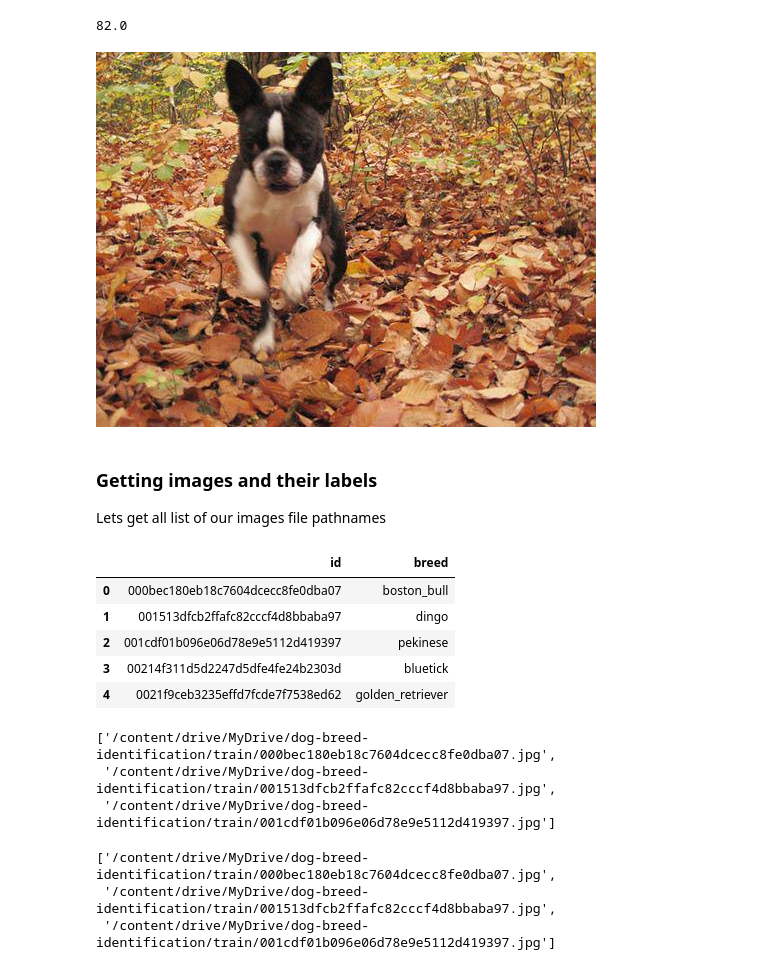
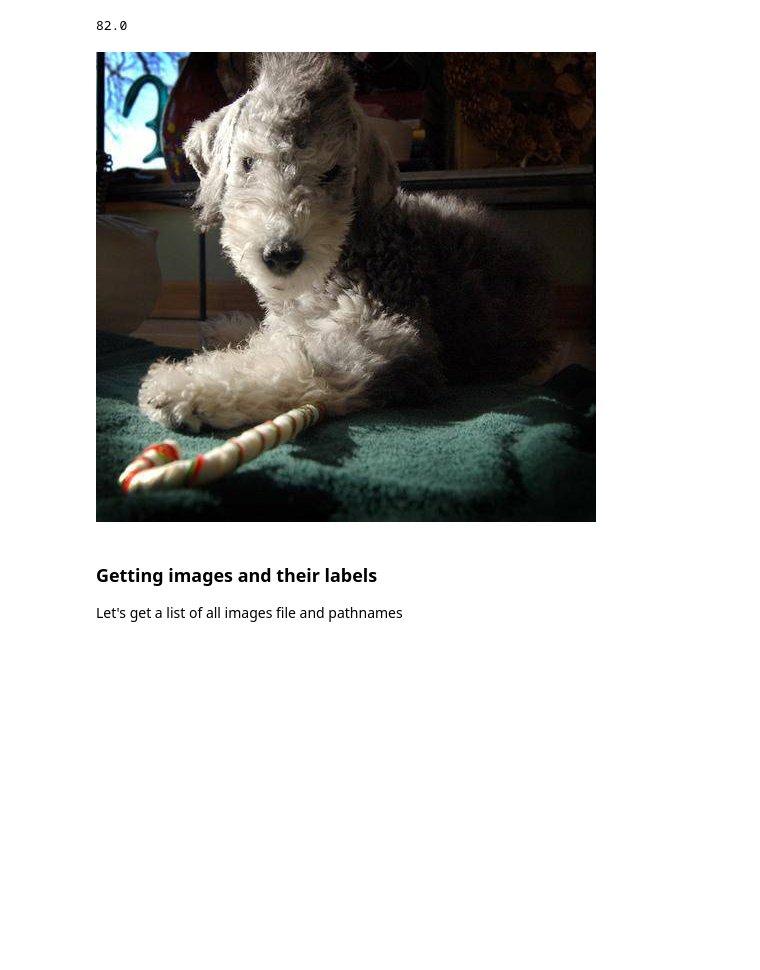
Before and after one commit to jamstanleyambe/End-to-End-Dog-Breed-Identification, a Jupyter notebook: Dog_Vision.ipynb, the cells around one changed output. Cells and saved outputs as stored; diff of their text form; code cells hidden in the pictures; blank space fills up the shorter version.

```diff
--- a/Dog_Vision.ipynb
+++ b/Dog_Vision.ipynb
@@ -97,21 +100,12 @@ labels_csv['breed'].value_counts().median()
 # %% [output]
 82.0
 # %%
-# Lest view our images
-Image('/content/drive/MyDrive/dog-breed-identification/train/000bec180eb18c7604dcecc8fe0dba07.jpg')
+# lets view and image
+Image("/content/drive/MyDrive/Dog Vision/dog-breed-identification/train/00290d3e1fdd27226ba27a8ce248ce85.jpg")
 # %% [output]
-[figure, old version]
+[figure, new version]
 # %% [markdown]
 ### Getting images and their labels
-Lets get all list of our images file pathnames
+Let's get a list of all images file and pathnames
-# %%
-labels_csv.head()
-# %% [output]
-|  | id | breed |
-| 0 | 000bec180eb18c7604dcecc8fe0dba07 | boston_bull |
-| 1 | 001513dfcb2ffafc82cccf4d8bbaba97 | dingo |
-| 2 | 001cdf01b096e06d78e9e5112d419397 | pekinese |
-| 3 | 00214f311d5d2247d5dfe4fe24b2303d | bluetick |
-| 4 | 0021f9ceb3235effd7fcde7f7538ed62 | golden_retriever |
 # %%
 #create path name for all image ID
@@ -126,13 +113 @@ filenames = ['drive/MyDrive/dog-breed-identification/train/' + image_id + '.jpg'
-# %%
-filenames3[:3]
-# %% [output]
-['/content/drive/MyDrive/dog-breed-identification/train/000bec180eb18c7604dcecc8fe0dba07.jpg',
- '/content/drive/MyDrive/dog-breed-identification/train/001513dfcb2ffafc82cccf4d8bbaba97.jpg',
- '/content/drive/MyDrive/dog-breed-identification/train/001cdf01b096e06d78e9e5112d419397.jpg']
-# %%
-filenames2[:3]
-# %% [output]
-['/content/drive/MyDrive/dog-breed-identification/train/000bec180eb18c7604dcecc8fe0dba07.jpg',
- '/content/drive/MyDrive/dog-breed-identification/train/001513dfcb2ffafc82cccf4d8bbaba97.jpg',
- '/content/drive/MyDrive/dog-breed-identification/train/001cdf01b096e06d78e9e5112d419397.jpg']
 # %%
```
Also changed, not shown: parts of 17 cells of this notebook.
